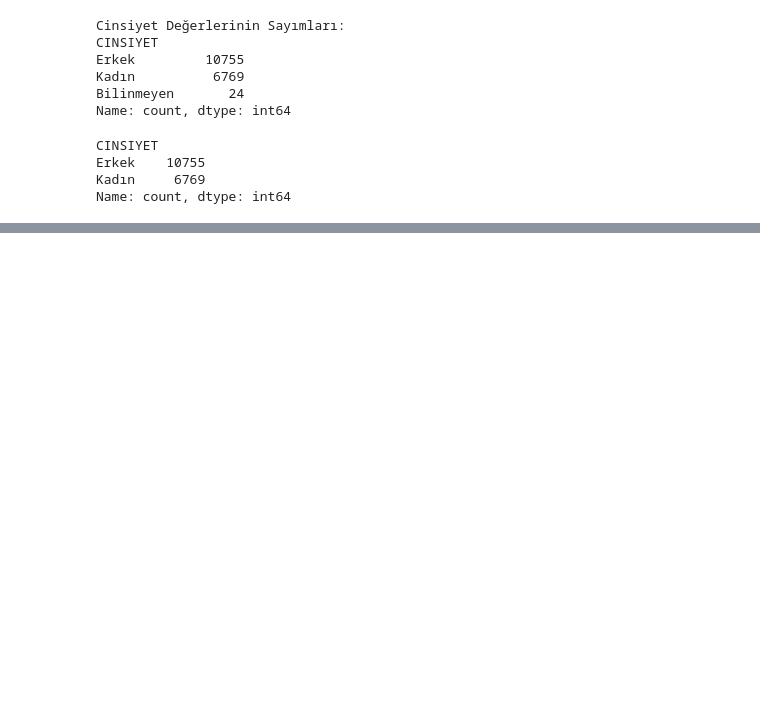
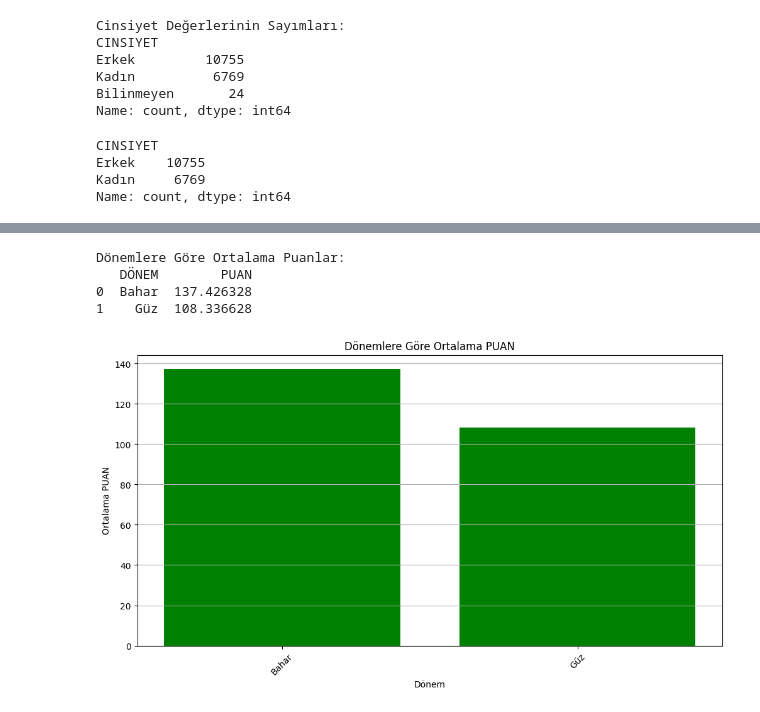
Before and after one commit to elifftop/elifftop-e_data_project_1, a Jupyter notebook: deneme.ipynb, the cells around one changed output, grey strips where cells are left out. Drawn from its saved outputs; the diff is of its cells as text; code cells hidden in the pictures; blank space fills up the shorter version.

```diff
--- a/deneme.ipynb
+++ b/deneme.ipynb
@@ -323,0 +400,23 @@ MODEL SEÇİMİ VE EĞİTİM
+# %%
+# Dönemlere göre ortalama PUAN hesaplama
+average_score_per_term = dff.groupby('DÖNEM')['PUAN'].mean().reset_index()
+
+print("Dönemlere Göre Ortalama Puanlar:")
+print(average_score_per_term)
+# %% [output]
+Dönemlere Göre Ortalama Puanlar:
+   DÖNEM        PUAN
+0  Bahar  137.426328
+1    Güz  108.336628
+# %%
+# Dönemlere göre ortalama PUAN görselleştirme
+plt.figure(figsize=(12, 6))
+plt.bar(average_score_per_term['DÖNEM'], average_score_per_term['PUAN'], color='g')
+plt.xlabel('Dönem')
+plt.ylabel('Ortalama PUAN')
+plt.title('Dönemlere Göre Ortalama PUAN')
+plt.xticks(rotation=45)
+plt.grid(axis='y')
+plt.show()
+# %% [output]
+[figure, added]
```
Also changed, not shown: parts of 49 cells of this notebook, 2 other files.
